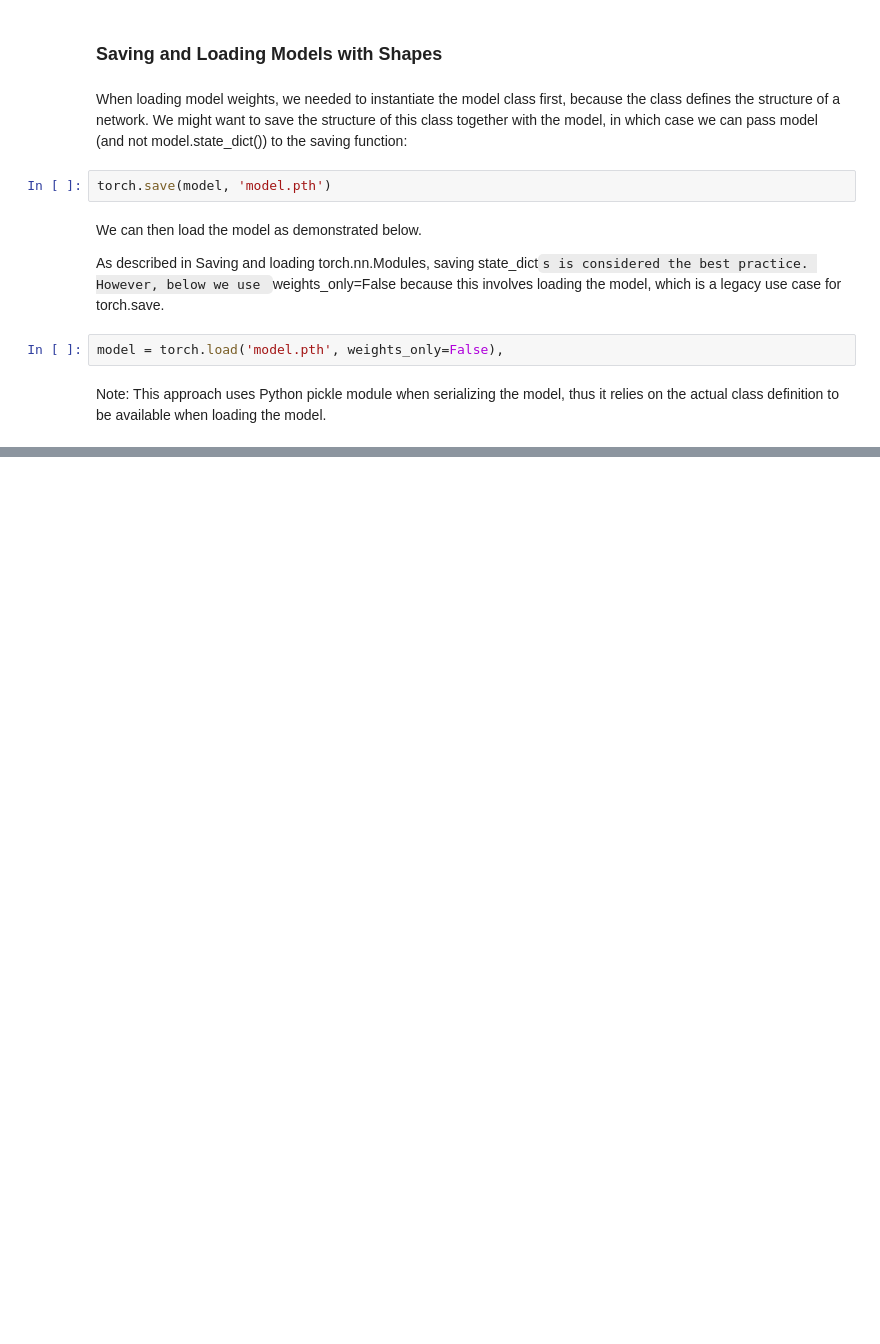
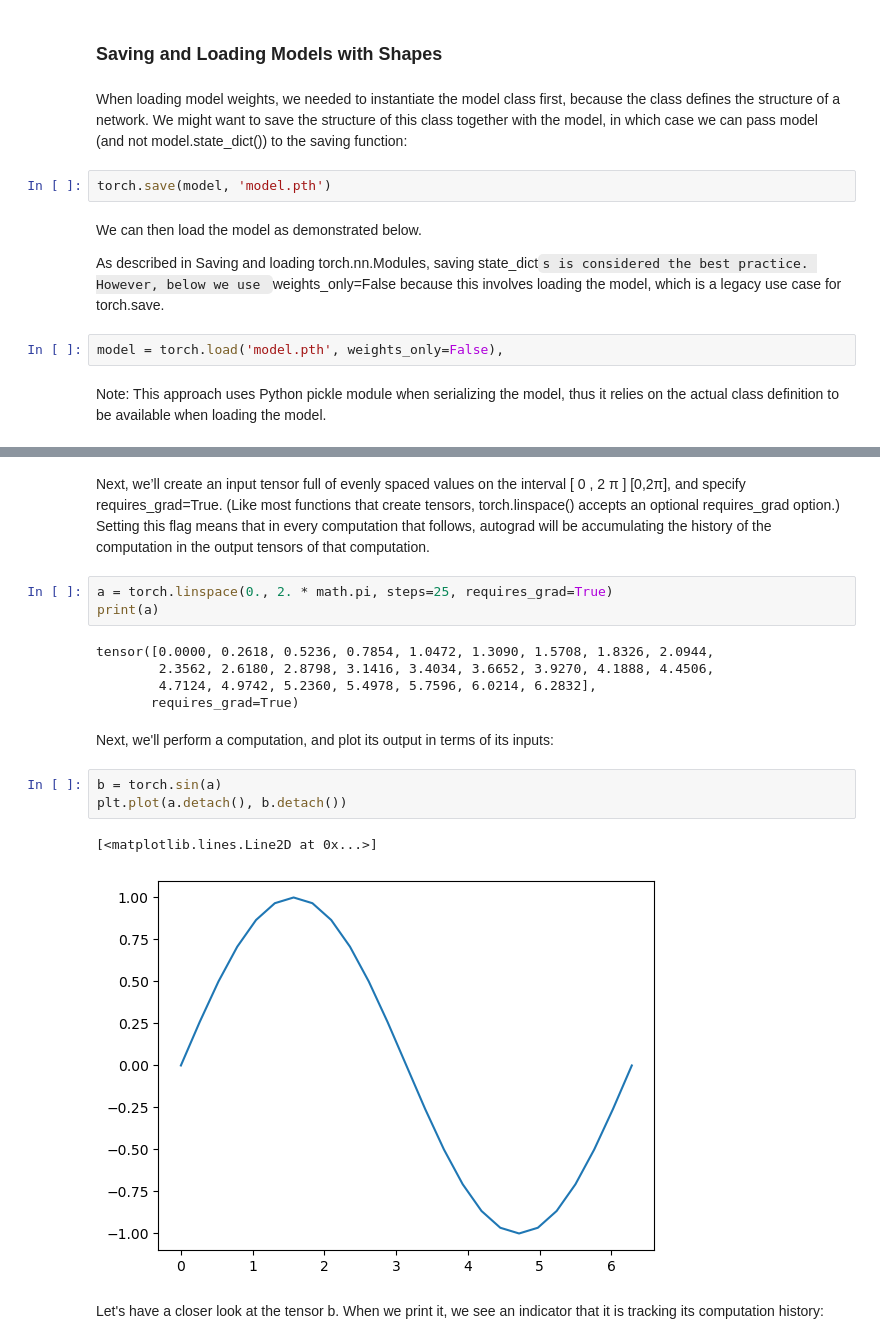
Before and after one commit to AnjaliML/ML101, a Jupyter notebook: ML_basics.ipynb, the cells around one changed output, grey strips where cells are left out. Drawn from its saved outputs; the diff is of its cells as text; blank space fills up the shorter version.

```diff
--- a/ML_basics.ipynb
+++ b/ML_basics.ipynb
@@ -929,0 +1976,27 @@ This approach uses Python pickle module when serializing the model, thus it reli
+# %% [markdown]
+Next, we’ll create an input tensor full of evenly spaced values on the interval
+[
+0
+,
+2
+π
+]
+[0,2π], and specify requires_grad=True. (Like most functions that create tensors, torch.linspace() accepts an optional requires_grad option.) Setting this flag means that in every computation that follows, autograd will be accumulating the history of the computation in the output tensors of that computation.
+# %%
+a = torch.linspace(0., 2. * math.pi, steps=25, requires_grad=True)
+print(a)
+# %% [output]
+tensor([0.0000, 0.2618, 0.5236, 0.7854, 1.0472, 1.3090, 1.5708, 1.8326, 2.0944,
+        2.3562, 2.6180, 2.8798, 3.1416, 3.4034, 3.6652, 3.9270, 4.1888, 4.4506,
+        4.7124, 4.9742, 5.2360, 5.4978, 5.7596, 6.0214, 6.2832],
+       requires_grad=True)
+# %% [markdown]
+Next, we'll perform a computation, and plot its output in terms of its inputs:
+# %%
+b = torch.sin(a)
+plt.plot(a.detach(), b.detach())
+# %% [output]
+[<matplotlib.lines.Line2D at 0x...>]
+[figure, added]
+# %% [markdown]
+Let's have a closer look at the tensor b. When we print it, we see an indicator that it is tracking its computation history:
```
Also changed, not shown: parts of 229 cells of this notebook, 2 other files.
